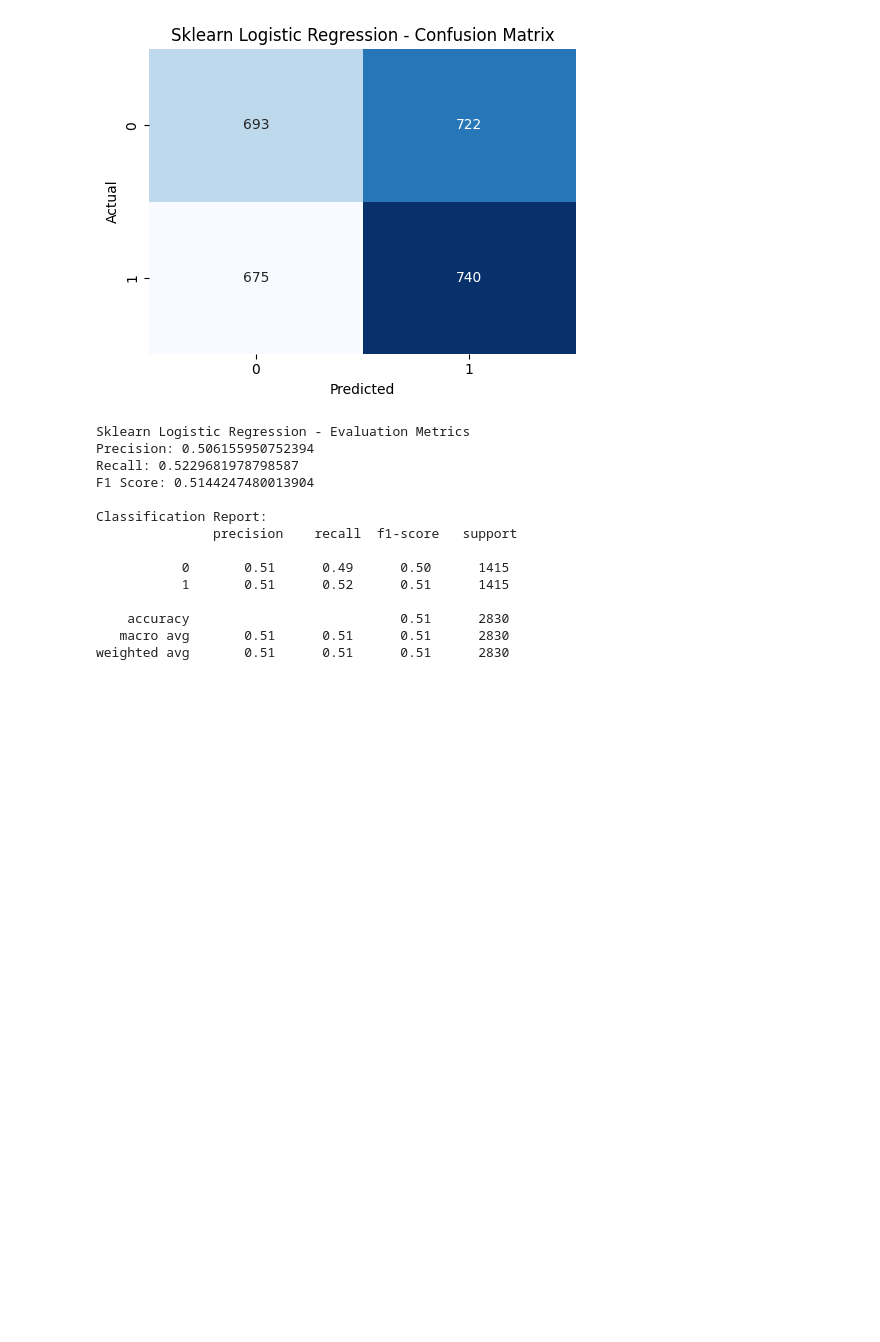
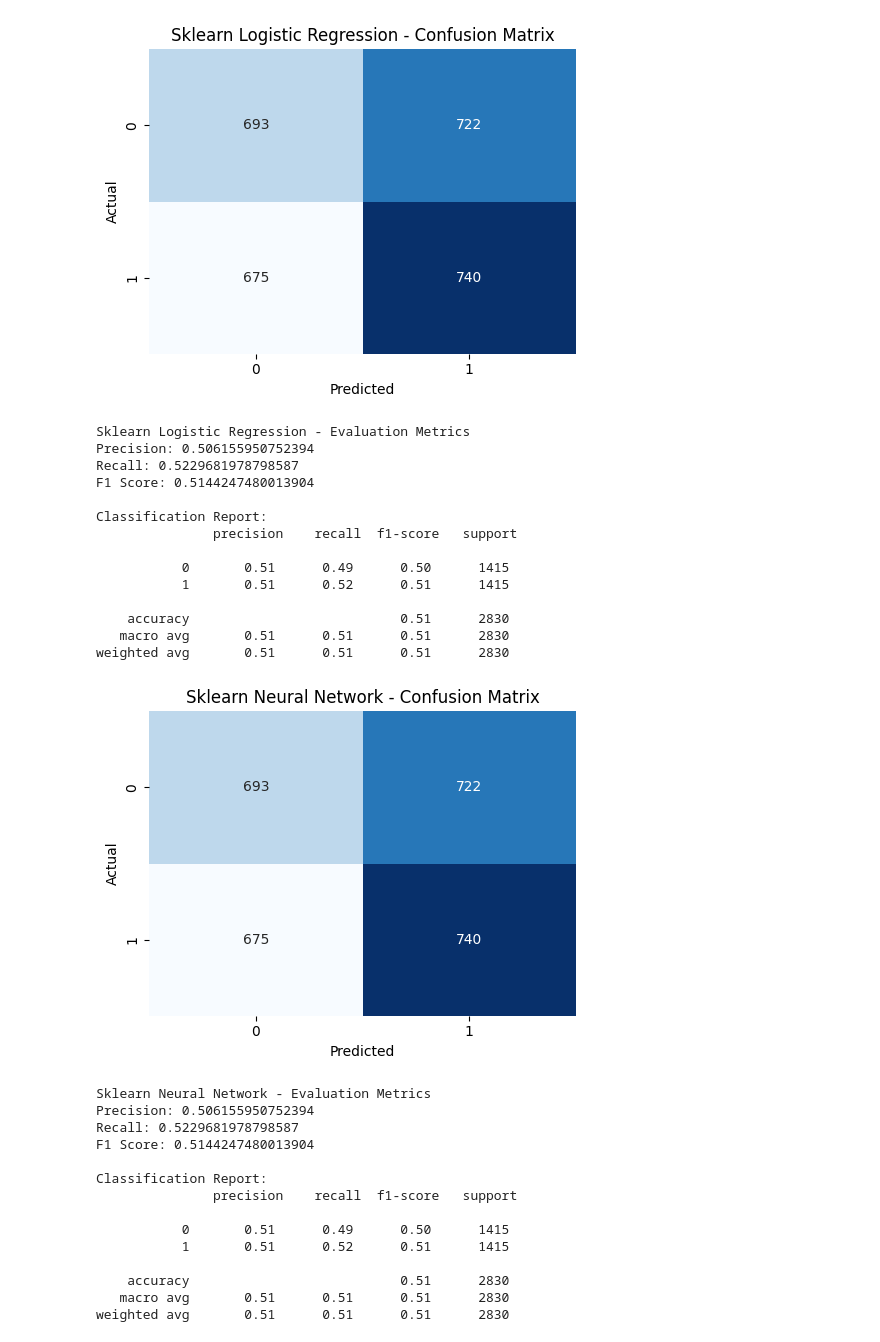
Before and after one commit to taimoorbinnasir/Heart-Attack-Risk-Prediction, a Jupyter notebook: group10_main.ipynb, the cells around one changed output. Saved outputs shown, nothing was run; the diff lists cells and outputs as text; code cells hidden in the pictures; blank space fills up the shorter version.

```diff
--- a/group10_main.ipynb
+++ b/group10_main.ipynb
@@ -723,6 +762,28 @@ Classification Report:
     accuracy                           0.51      2830
    macro avg       0.51      0.51      0.51      2830
 weighted avg       0.51      0.51      0.51      2830
+# %%
+nn_sk = MLPClassifier(hidden_layer_sizes=(50, 30), max_iter=1000, random_state=42)
+nn_sk.fit(X_train_smote, y_train_smote)
+y_pred_nn_sk = nn_sk.predict(X_test_smote)
+
+evaluate_model(y_test_smote, y_pred_logreg_sk, "Sklearn Neural Network")
+# %% [output]
+[figure, added]
+Sklearn Neural Network - Evaluation Metrics
+Precision: 0.506155950752394
+Recall: 0.5229681978798587
+F1 Score: 0.5144247480013904
+
+Classification Report:
+               precision    recall  f1-score   support
+
+           0       0.51      0.49      0.50      1415
+           1       0.51      0.52      0.51      1415
+
+    accuracy                           0.51      2830
+   macro avg       0.51      0.51      0.51      2830
+weighted avg       0.51      0.51      0.51      2830
 # %% [markdown]
 <h2>5) Conclusion</h2>
 
```
Also changed, not shown: parts of 27 cells of this notebook.
